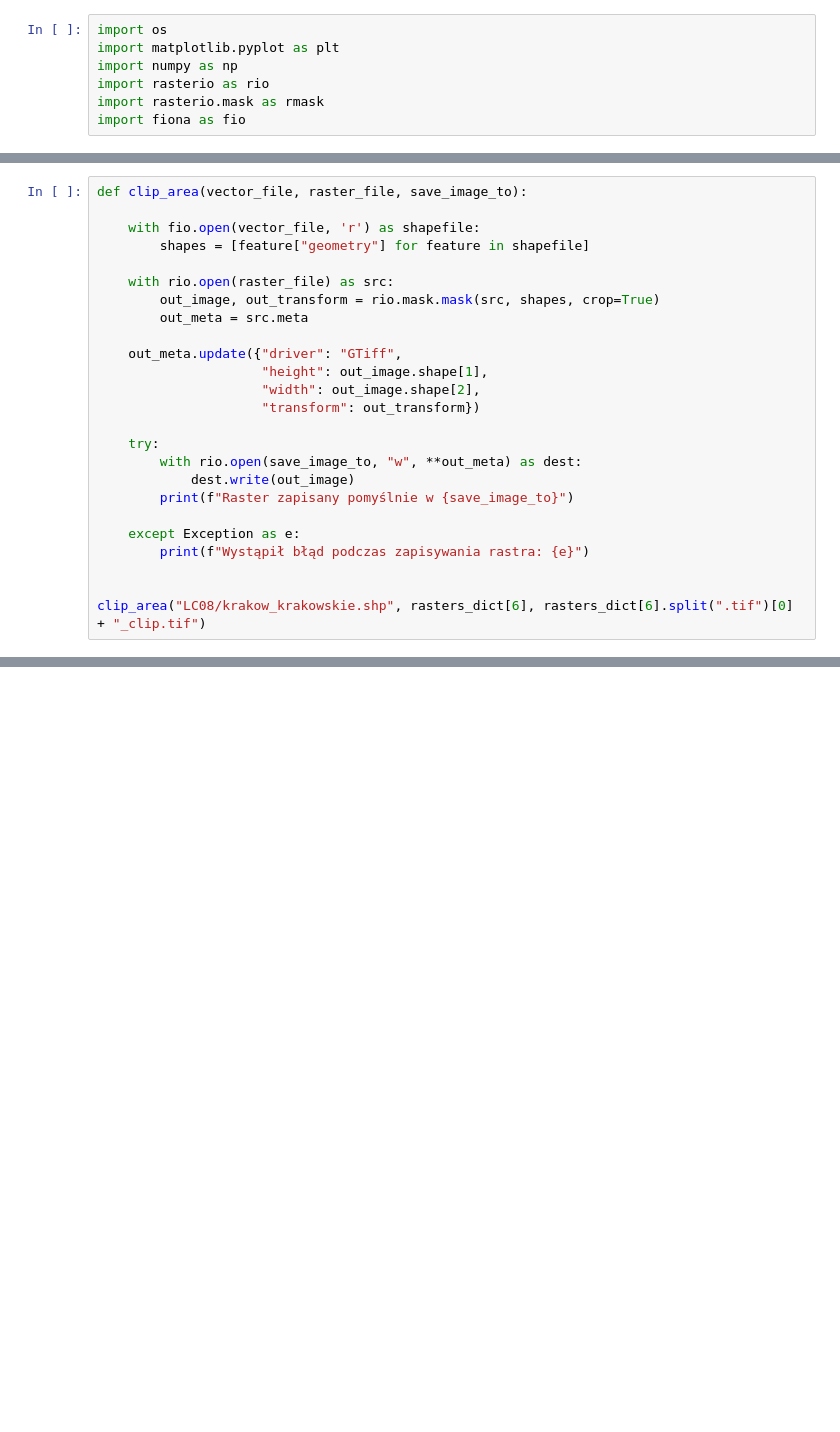
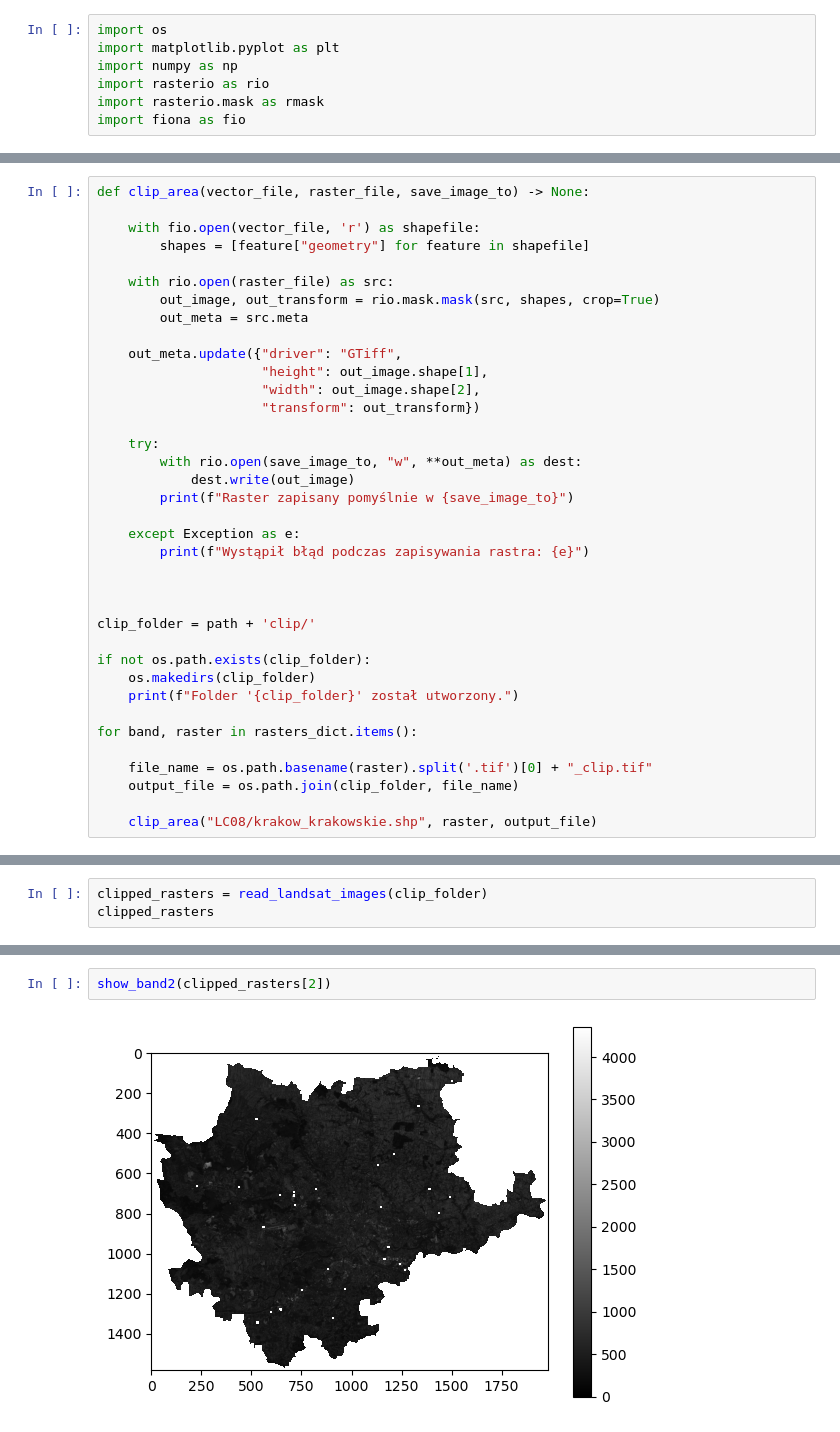
Before and after one commit to Nabramowicz/Remote-Sensing-with-Python, a Jupyter notebook: Landsat.ipynb, the cells around one changed output, grey strips where cells are left out. Saved outputs shown, nothing was run; the diff lists cells and outputs as text; blank space fills up the shorter version.

```diff
--- a/Landsat.ipynb
+++ b/Landsat.ipynb
@@ -62,5 +64,5 @@ show_band2(rasters_dict[6])
 # %%
-def clip_area(vector_file, raster_file, save_image_to):
+def clip_area(vector_file, raster_file, save_image_to) -> None:
 
     with fio.open(vector_file, 'r') as shapefile:
         shapes = [feature["geometry"] for feature in shapefile]
@@ -83,5 +85,17 @@ def clip_area(vector_file, raster_file, save_image_to):
         print(f"Wystąpił błąd podczas zapisywania rastra: {e}")
 
 
-clip_area("LC08/krakow_krakowskie.shp", rasters_dict[6], rasters_dict[6].split(".tif")[0] + "_clip.tif")
+
+clip_folder = path + 'clip/'
+
+if not os.path.exists(clip_folder):
+    os.makedirs(clip_folder)
+    print(f"Folder '{clip_folder}' został utworzony.")
+
+for band, raster in rasters_dict.items():
+
+    file_name = os.path.basename(raster).split('.tif')[0] + "_clip.tif"
+    output_file = os.path.join(clip_folder, file_name)
+
+    clip_area("LC08/krakow_krakowskie.shp", raster, output_file)
 # %% [output]
@@ -92,0 +112,3 @@ show_band("LC08\\LC081880252013080701T1-SC20191019161406\\LC08_L1TP_188025_20130
+# %%
+clipped_rasters = read_landsat_images(clip_folder)
+clipped_rasters
@@ -92,0 +126,4 @@ show_band("LC08\\LC081880252013080701T1-SC20191019161406\\LC08_L1TP_188025_20130
+# %%
+show_band2(clipped_rasters[2])
+# %% [output]
+[figure, added]
```
Also changed, not shown: parts of 7 cells of this notebook.
